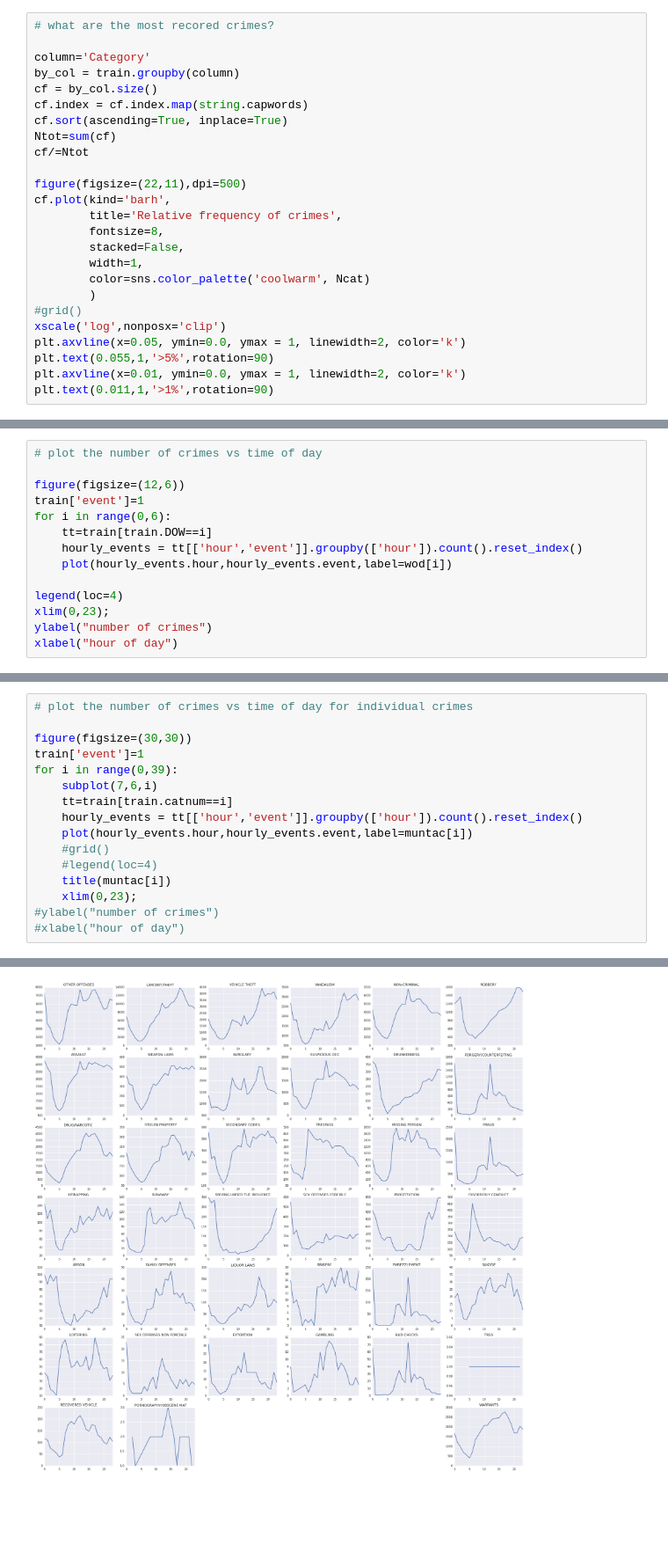
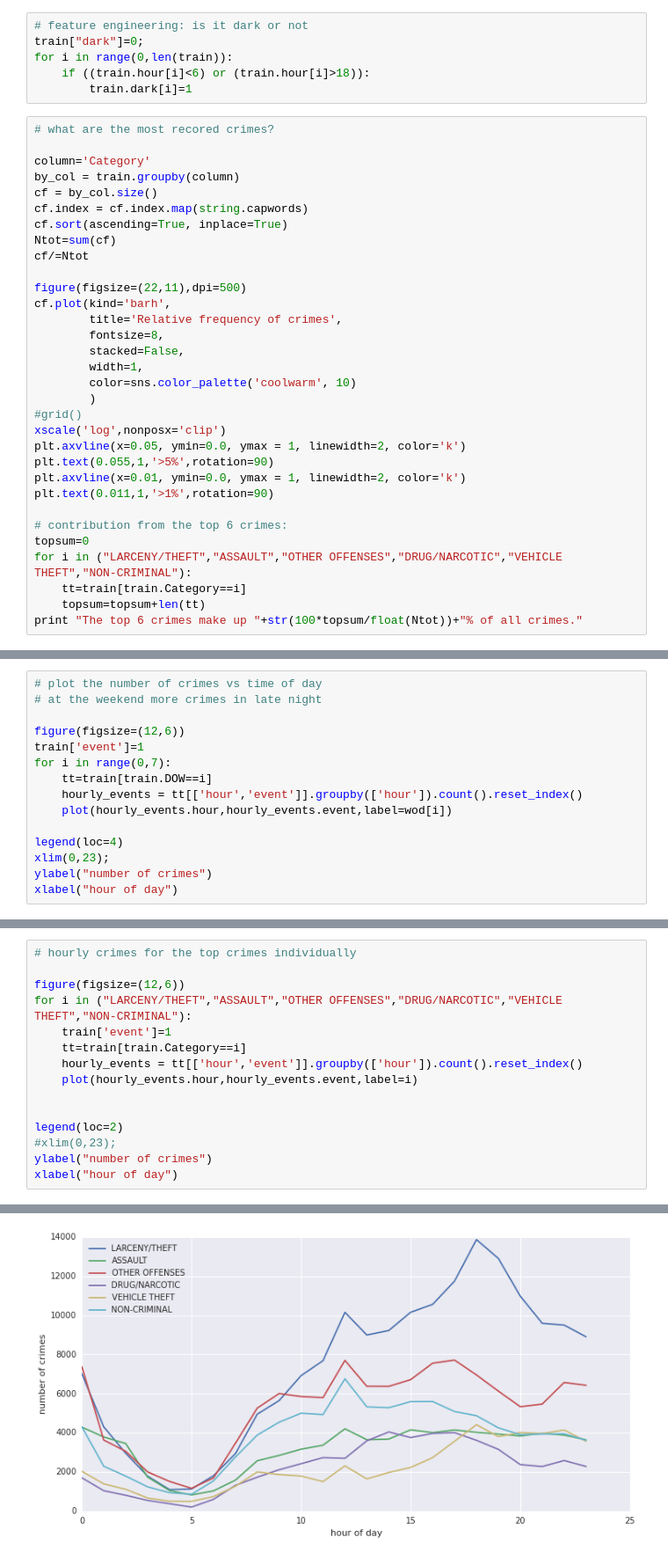
Before and after one commit to sflender/crime, a Jupyter notebook: crime.ipynb, the cells around one changed output, grey strips where cells are left out. Shown at 88% size. Cells and saved outputs as stored; diff of their text form; blank space fills up the shorter version.

```diff
--- a/crime.ipynb
+++ b/crime.ipynb
@@ -112,6 +163,12 @@ all 13 years:
 all 10 districts:
 ['NORTHERN' 'PARK' 'INGLESIDE' 'BAYVIEW' 'RICHMOND' 'CENTRAL' 'TARAVAL'
  'TENDERLOIN' 'MISSION' 'SOUTHERN']
+# %%
+# feature engineering: is it dark or not
+train["dark"]=0;
+for i in range(0,len(train)):
+    if ((train.hour[i]<6) or (train.hour[i]>18)):
+        train.dark[i]=1
 # %%
 # what are the most recored crimes?
 
@@ -129,7 +186,7 @@ cf.plot(kind='barh',
         fontsize=8,
         stacked=False,
         width=1,
-        color=sns.color_palette('coolwarm', Ncat)
+        color=sns.color_palette('coolwarm', 10)
         )
 #grid()
 xscale('log',nonposx='clip')
@@ -137,4 +194,11 @@ plt.axvline(x=0.05, ymin=0.0, ymax = 1, linewidth=2, color='k')
 plt.text(0.055,1,'>5%',rotation=90)
 plt.axvline(x=0.01, ymin=0.0, ymax = 1, linewidth=2, color='k')
 plt.text(0.011,1,'>1%',rotation=90)
+
+# contribution from the top 6 crimes:
+topsum=0
+for i in ("LARCENY/THEFT","ASSAULT","OTHER OFFENSES","DRUG/NARCOTIC","VEHICLE THEFT","NON-CRIMINAL"):
+    tt=train[train.Category==i]
+    topsum=topsum+len(tt)
+print "The top 6 crimes make up "+str(100*topsum/float(Ntot))+"% of all crimes."
 # %% [output]
@@ -200,9 +263,10 @@ xlabel('day of month')
 # %%
 # plot the number of crimes vs time of day
+# at the weekend more crimes in late night
 
 figure(figsize=(12,6))
 train['event']=1
-for i in range(0,6):
+for i in range(0,7):
     tt=train[train.DOW==i]
     hourly_events = tt[['hour','event']].groupby(['hour']).count().reset_index()
     plot(hourly_events.hour,hourly_events.event,label=wod[i])
@@ -217,17 +281,16 @@ xlabel("hour of day")
 # %%
-# plot the number of crimes vs time of day for individual crimes
+# hourly crimes for the top crimes individually
 
-figure(figsize=(30,30))
-train['event']=1
-for i in range(0,39):
-    subplot(7,6,i)
-    tt=train[train.catnum==i]
+figure(figsize=(12,6))
+for i in ("LARCENY/THEFT","ASSAULT","OTHER OFFENSES","DRUG/NARCOTIC","VEHICLE THEFT","NON-CRIMINAL"):
+    train['event']=1
+    tt=train[train.Category==i]
     hourly_events = tt[['hour','event']].groupby(['hour']).count().reset_index()
-    plot(hourly_events.hour,hourly_events.event,label=muntac[i])
-    #grid()
-    #legend(loc=4)
-    title(muntac[i])
-    xlim(0,23);
-#ylabel("number of crimes")
-#xlabel("hour of day")
+    plot(hourly_events.hour,hourly_events.event,label=i)
+
+
+legend(loc=2)
+#xlim(0,23);
+ylabel("number of crimes")
+xlabel("hour of day")
 # %% [output]
@@ -234 +298 @@ for i in range(0,39):
-[figure, old version]
+[figure, new version]
```
Also changed, not shown: parts of 15 cells of this notebook.
